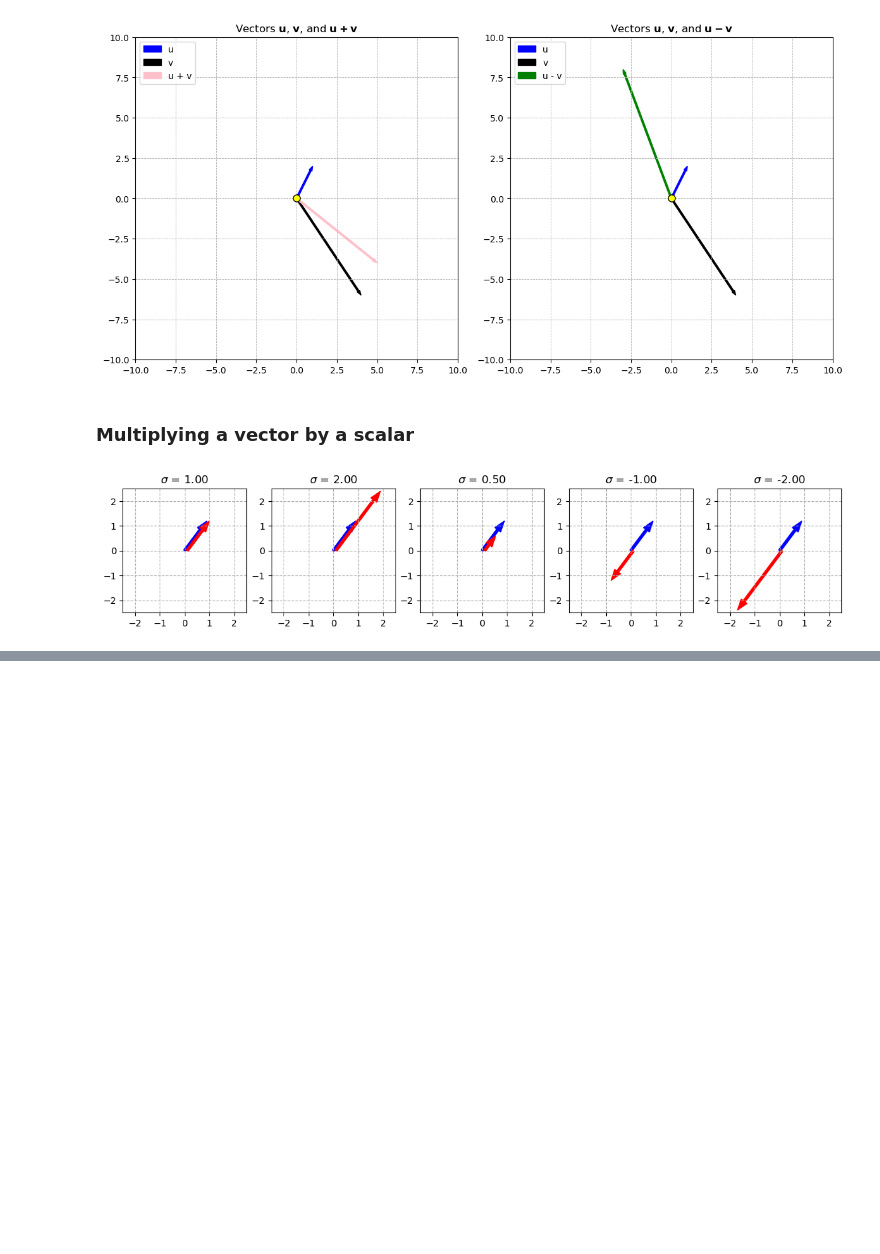
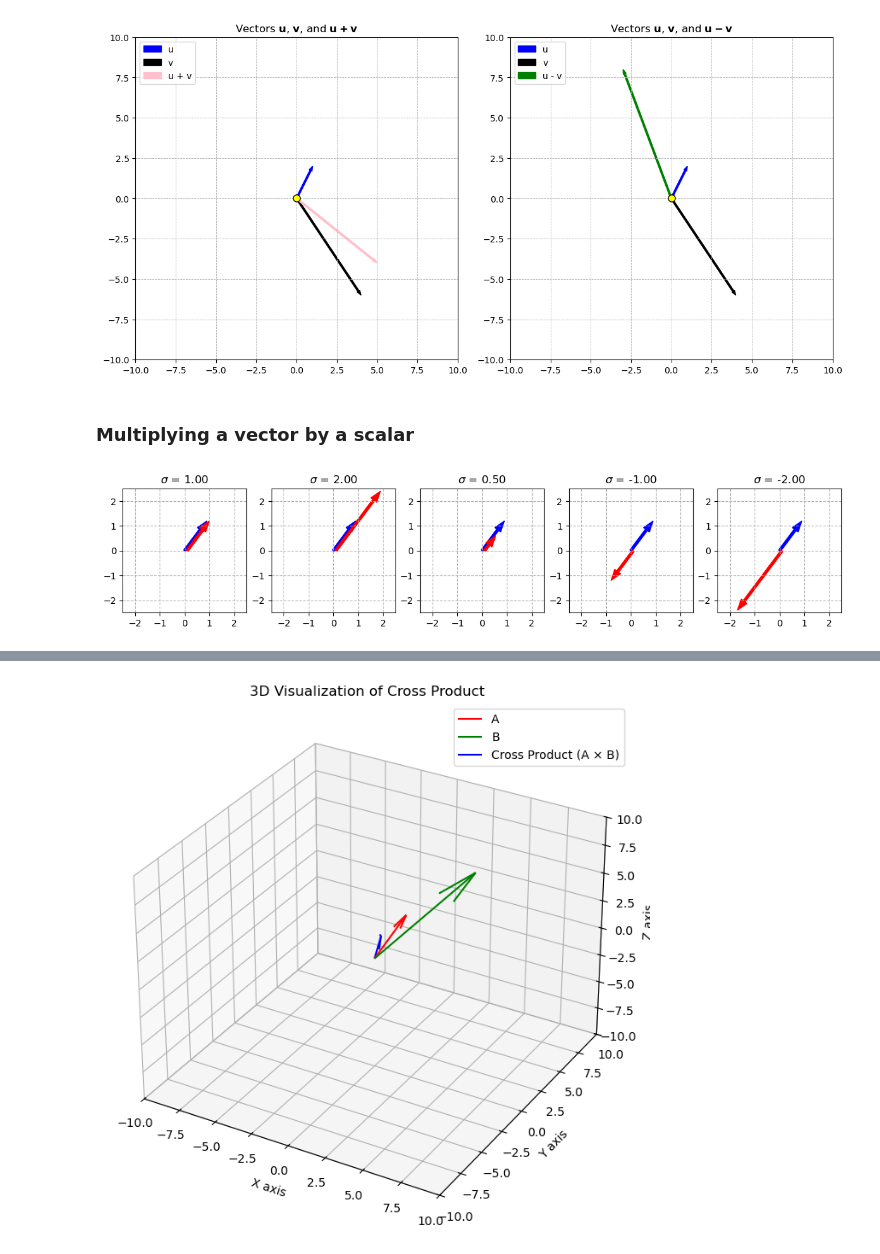
Before and after one commit to joaovquintas/movie-recom-sys, a Jupyter notebook: vectors.ipynb, the cells around one changed output, grey strips where cells are left out. Drawn from its saved outputs; the diff is of its cells as text; code cells hidden in the pictures; blank space fills up the shorter version.

```diff
--- a/vectors.ipynb
+++ b/vectors.ipynb
@@ -194,0 +249,34 @@ plt.show()
+# %%
+import matplotlib.pyplot as plt
+from mpl_toolkits.mplot3d import Axes3D
+import numpy as np
+
+# Define the vectors
+A = np.array([1, 2, 3])
+B = np.array([4, 5, 6])
+
+
+result_cross = np.cross(A, B)
+
+# Plotting in 3D
+fig = plt.figure(figsize=(8, 8))
+ax = fig.add_subplot(111, projection='3d')
+
+# Plot vectors
+ax.quiver(0, 0, 0, A[0], A[1], A[2], color='r', label='A')
+ax.quiver(0, 0, 0, B[0], B[1], B[2], color='g', label='B')
+ax.quiver(0, 0, 0, result_cross[0], result_cross[1], result_cross[2], color='b', label='Cross Product (A × B)')
+
+
+ax.set_xlim([-10, 10])
+ax.set_ylim([-10, 10])
+ax.set_zlim([-10, 10])
+ax.set_xlabel('X axis')
+ax.set_ylabel('Y axis')
+ax.set_zlabel('Z axis')
+ax.set_title('3D Visualization of Cross Product')
+ax.legend()
+
+plt.show()
+# %% [output]
+[figure, added]
```
Also changed, not shown: parts of 13 cells of this notebook.
